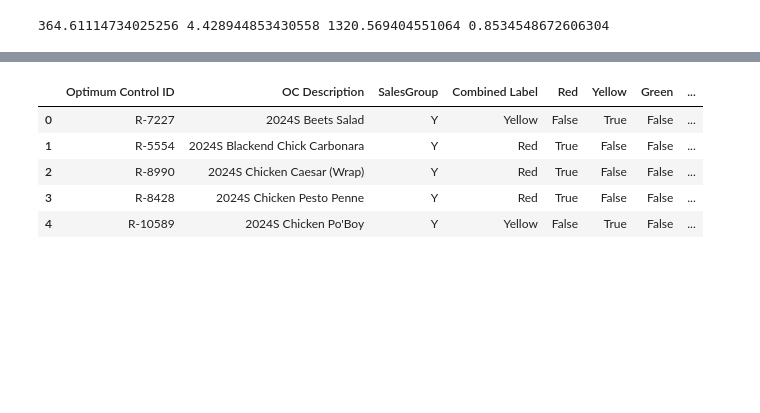
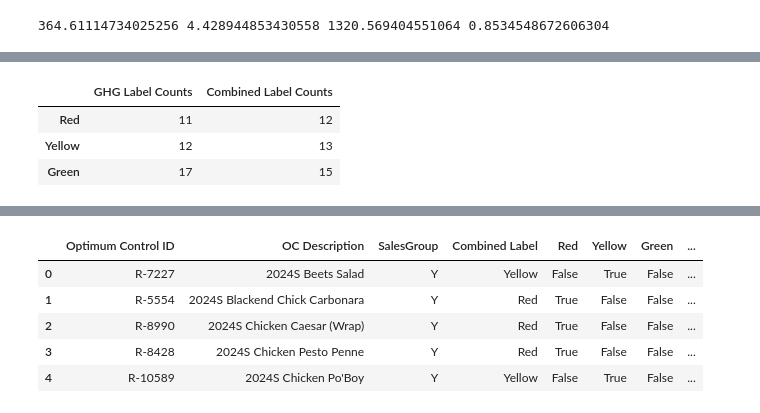
Before and after one commit to SEEDSProjects/CFFS_Label_2024_25, a Jupyter notebook: Notebooks_AMS/5_Recipes_Labelling.ipynb, the cells around one changed output, grey strips where cells are left out. Saved outputs shown, nothing was run; the diff lists cells and outputs as text; code cells hidden in the pictures; blank space fills up the shorter version.

```diff
--- a/Notebooks_AMS/5_Recipes_Labelling.ipynb
+++ b/Notebooks_AMS/5_Recipes_Labelling.ipynb
@@ -317,7 +318,13 @@ sum_row = pd.Series(data={"GHG Label Counts": all_ghg_num, "Combined Label Count
 # %%
-counts = pd.concat([counts, sum_row], ignore_index=False)
-counts.to_csv(os.getcwd() + "/data/final/2023_2024_CFFS_Outcomes/"+restaurant_name+"_Summary.csv", index=False)
-counts_print = pd.concat([counts, sum_row], ignore_index=True)
+# counts = pd.concat([counts, sum_row], ignore_index=False)
+# counts.to_csv(os.getcwd() + "/data/final/2023_2024_CFFS_Outcomes/"+restaurant_name+"_Summary.csv", index=False)
+# counts_print = pd.concat([counts, sum_row], ignore_index=True)
+counts
+# %% [output]
+|  | GHG Label Counts | Combined Label Counts |
+| Red | 11 | 12 |
+| Yellow | 12 | 13 |
+| Green | 17 | 15 |
 # %%
 # THE BLUE BAR REPRESENTS THE SUM ROW WHICH IS THE TOTAL NUMBER OF RECIPES THAT HAVE BEEN ASSIGNED A LABEL
 # EACH BAR REPRESENTS THE # OF RECIPES THAT WERE LABELLED WITH THAT SPECIFIC COLOUR
```
Also changed, not shown: parts of 8 cells of this notebook, 8 other files.
